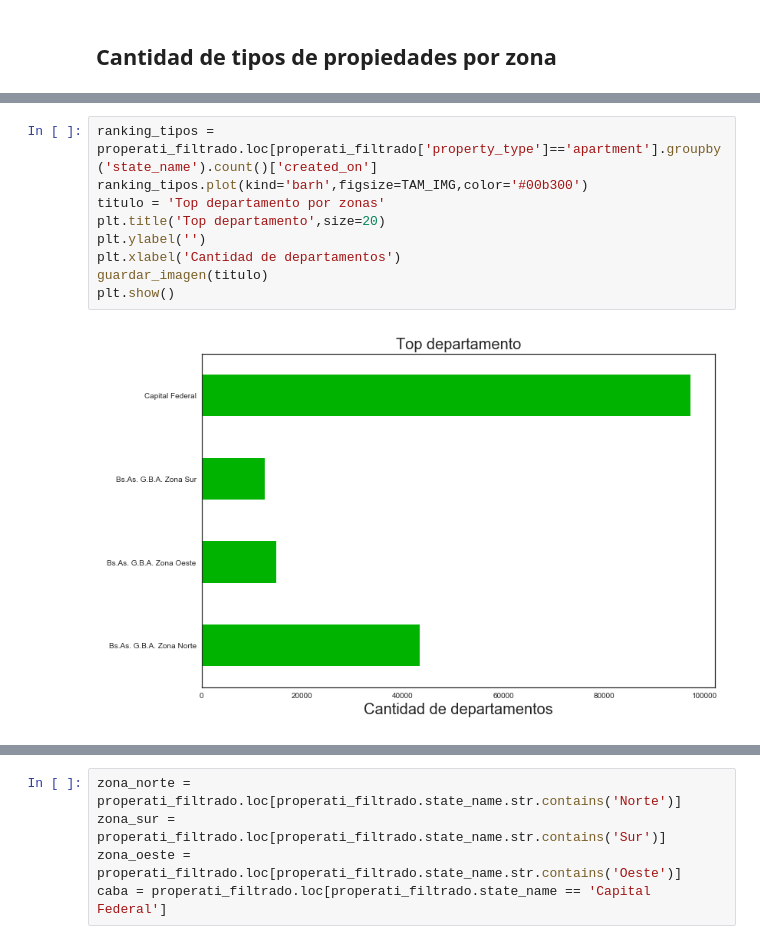
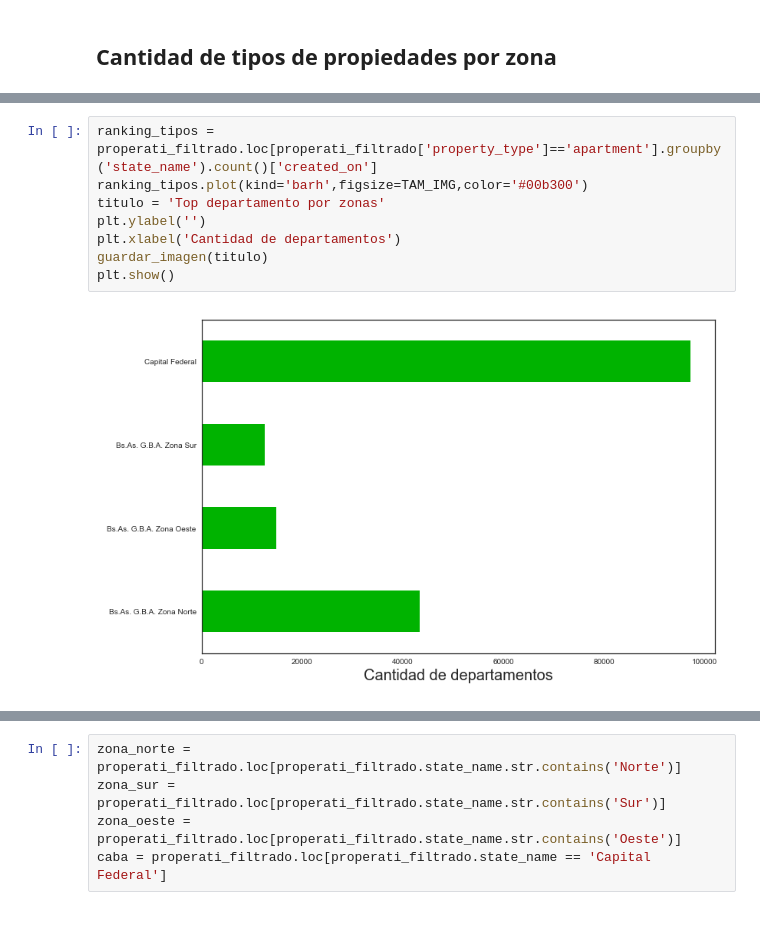
Before and after one commit to AlejandroDaneri/Machine-Learning-Properati, a Jupyter notebook: TP.ipynb, the cells around one changed output, grey strips where cells are left out. Saved outputs shown, nothing was run; the diff lists cells and outputs as text.

```diff
--- a/TP.ipynb
+++ b/TP.ipynb
@@ -145,14 +143,13 @@ plt.show()
 # %%
 ranking_tipos = properati_filtrado.loc[properati_filtrado['property_type']=='apartment'].groupby('state_name').count()['created_on']
 ranking_tipos.plot(kind='barh',figsize=TAM_IMG,color='#00b300')
 titulo = 'Top departamento por zonas'
-plt.title('Top departamento',size=20)
 plt.ylabel('')
 plt.xlabel('Cantidad de departamentos')
 guardar_imagen(titulo)
 plt.show()
 # %% [output]
-[figure, old version]
+[figure, new version]
 # %%
 ranking_tipos = properati_filtrado.loc[properati_filtrado['property_type']=='house'].groupby('state_name').count()['created_on']
 ranking_tipos.plot(kind='barh',figsize=TAM_IMG,color='#00b300')
```
Also changed, not shown: parts of 13 cells of this notebook.
